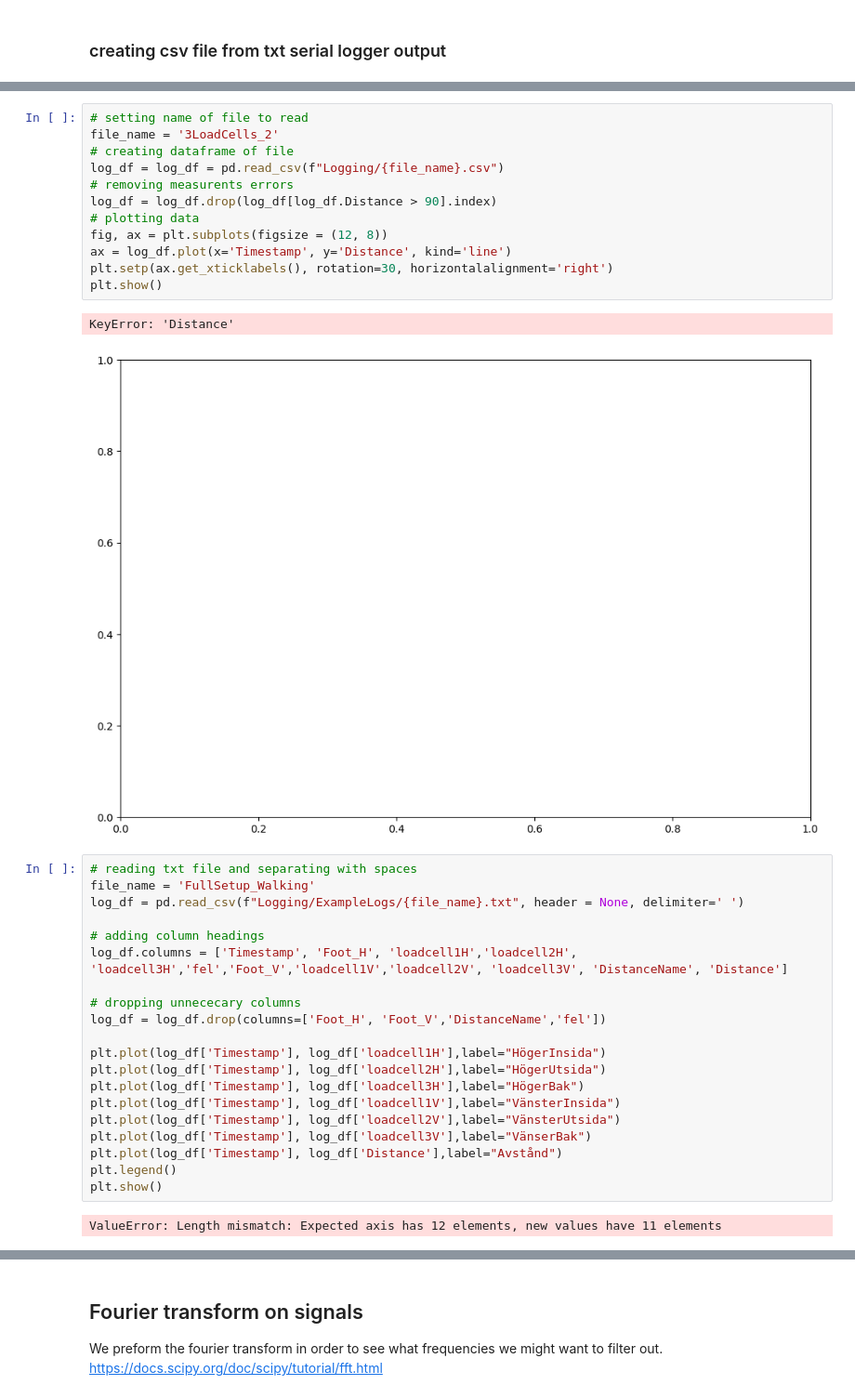
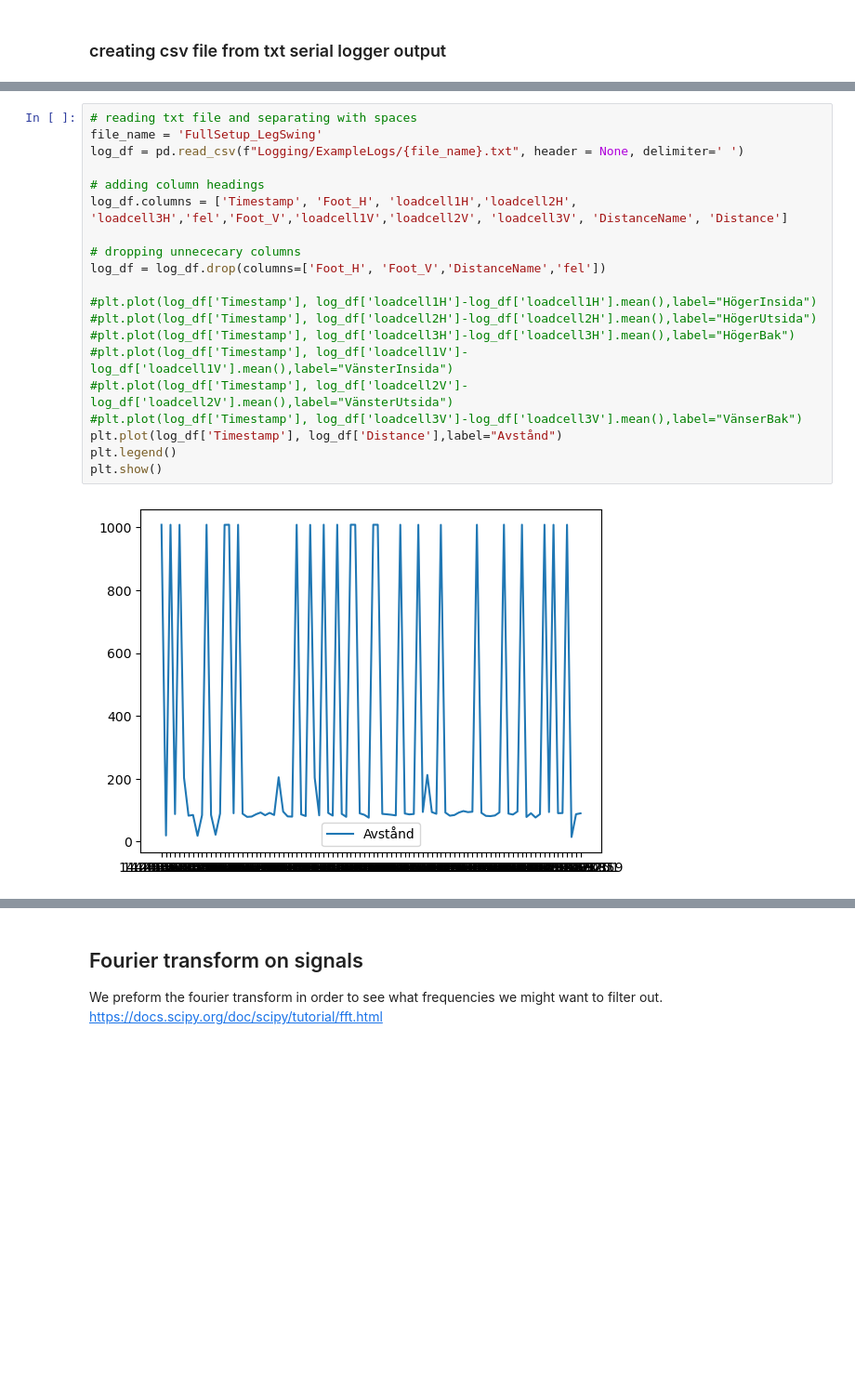
Before and after one commit to Husmarke/Kandidat-Cross-Country-Technique, a Jupyter notebook: kandidat_kod.ipynb, the cells around one changed output, grey strips where cells are left out. Shown at 93% size. Drawn from its saved outputs; the diff is of its cells as text; blank space fills up the shorter version.

```diff
--- a/kandidat_kod.ipynb
+++ b/kandidat_kod.ipynb
@@ -46,37 +46,22 @@ display(log_df)
-# %%
-# setting name of file to read
-file_name = '3LoadCells_2'
-# creating dataframe of file
-log_df = log_df = pd.read_csv(f"Logging/{file_name}.csv")
-# removing measurents errors
-log_df = log_df.drop(log_df[log_df.Distance > 90].index)
-# plotting data
-fig, ax = plt.subplots(figsize = (12, 8))
-ax = log_df.plot(x='Timestamp', y='Distance', kind='line')
-plt.setp(ax.get_xticklabels(), rotation=30, horizontalalignment='right')
-plt.show()
-# %% [output]
-KeyError: 'Distance'
-[figure, removed]
 # %%
 # reading txt file and separating with spaces
-file_name = 'FullSetup_Walking'
+file_name = 'FullSetup_LegSwing'
 log_df = pd.read_csv(f"Logging/ExampleLogs/{file_name}.txt", header = None, delimiter=' ')
 
 # adding column headings
 log_df.columns = ['Timestamp', 'Foot_H', 'loadcell1H','loadcell2H', 'loadcell3H','fel','Foot_V','loadcell1V','loadcell2V', 'loadcell3V', 'DistanceName', 'Distance']
 
 # dropping unnececary columns
 log_df = log_df.drop(columns=['Foot_H', 'Foot_V','DistanceName','fel'])
 
-plt.plot(log_df['Timestamp'], log_df['loadcell1H'],label="HögerInsida")
-plt.plot(log_df['Timestamp'], log_df['loadcell2H'],label="HögerUtsida")
-plt.plot(log_df['Timestamp'], log_df['loadcell3H'],label="HögerBak")
-plt.plot(log_df['Timestamp'], log_df['loadcell1V'],label="VänsterInsida")
-plt.plot(log_df['Timestamp'], log_df['loadcell2V'],label="VänsterUtsida")
-plt.plot(log_df['Timestamp'], log_df['loadcell3V'],label="VänserBak")
+#plt.plot(log_df['Timestamp'], log_df['loadcell1H']-log_df['loadcell1H'].mean(),label="HögerInsida")
+#plt.plot(log_df['Timestamp'], log_df['loadcell2H']-log_df['loadcell2H'].mean(),label="HögerUtsida")
+#plt.plot(log_df['Timestamp'], log_df['loadcell3H']-log_df['loadcell3H'].mean(),label="HögerBak")
+#plt.plot(log_df['Timestamp'], log_df['loadcell1V']-log_df['loadcell1V'].mean(),label="VänsterInsida")
+#plt.plot(log_df['Timestamp'], log_df['loadcell2V']-log_df['loadcell2V'].mean(),label="VänsterUtsida")
+#plt.plot(log_df['Timestamp'], log_df['loadcell3V']-log_df['loadcell3V'].mean(),label="VänserBak")
 plt.plot(log_df['Timestamp'], log_df['Distance'],label="Avstånd")
 plt.legend()
 plt.show()
 # %% [output]
-ValueError: Length mismatch: Expected axis has 12 elements, new values have 11 elements
+[figure, added]
```
Also changed, not shown: parts of 4 cells of this notebook.
